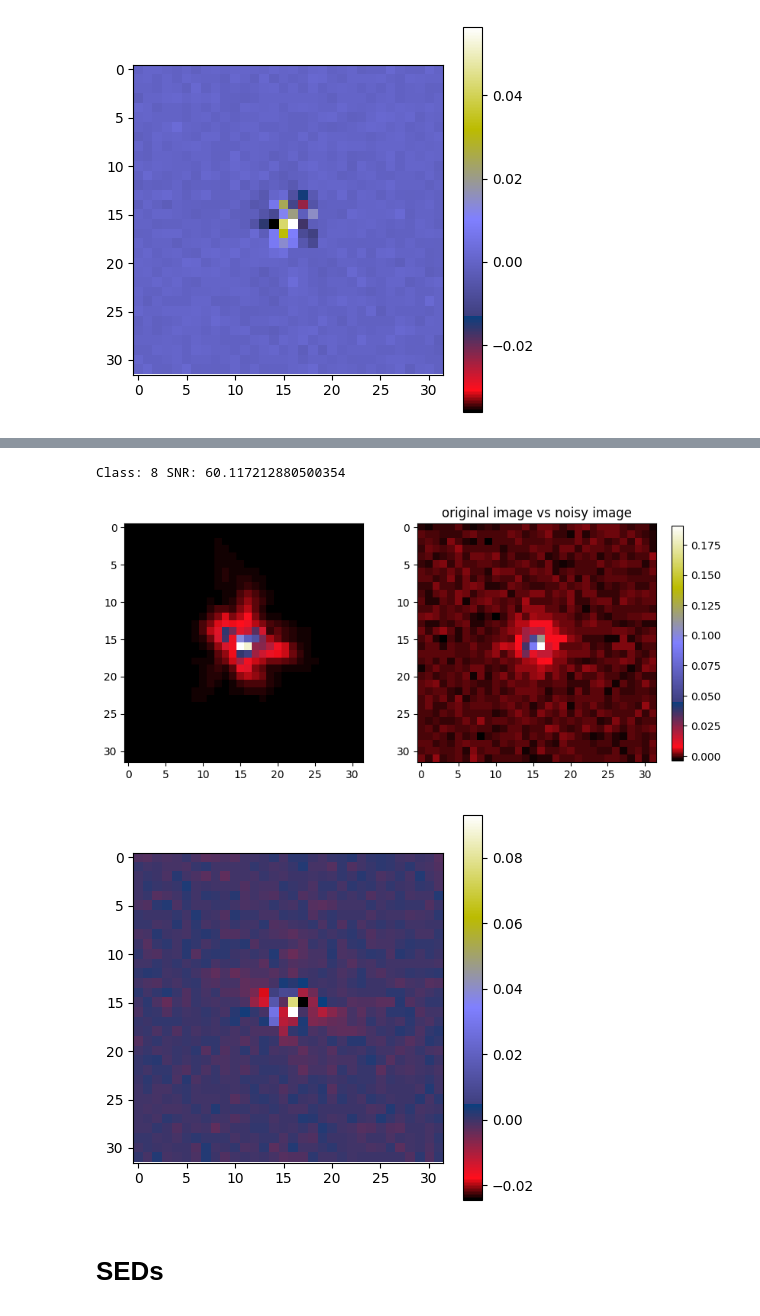
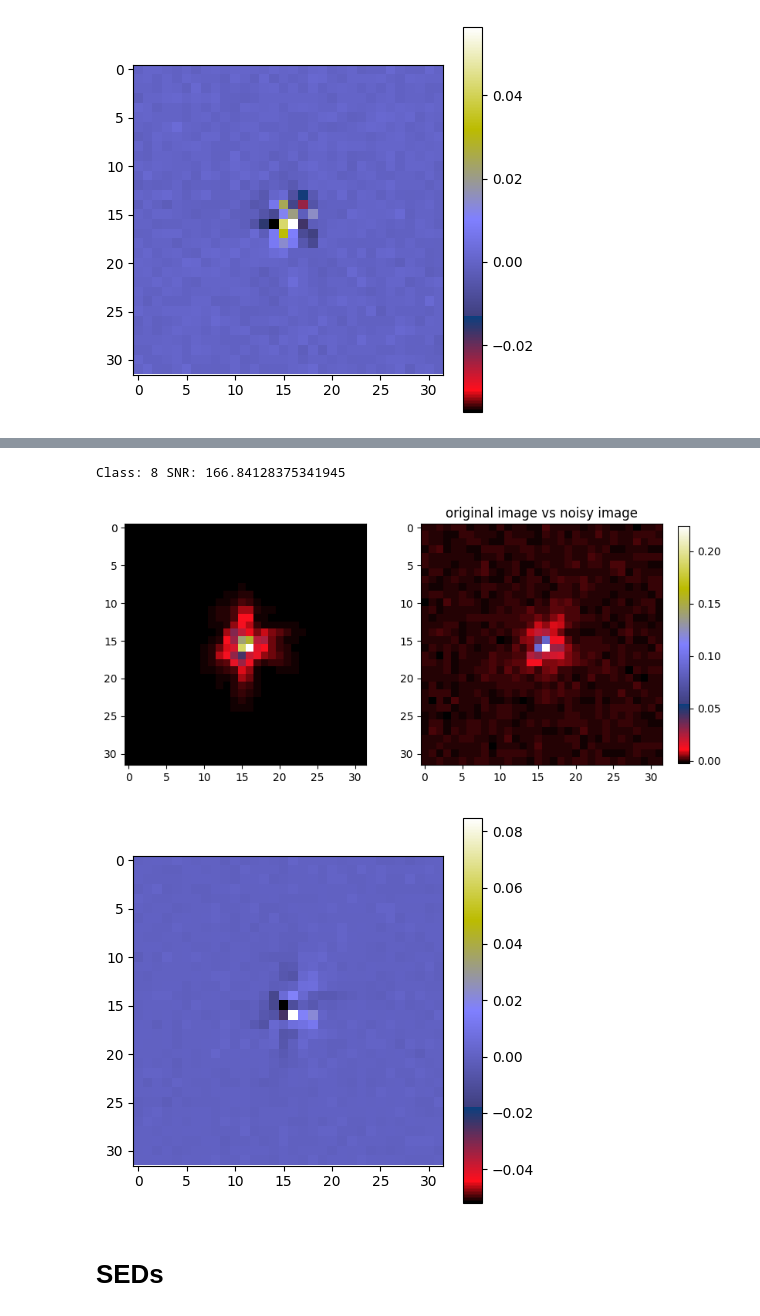
Before and after one commit to AlexSzapiro/psf_dataset_generation, a Jupyter notebook: psf_visualizer.ipynb, the cells around one changed output, grey strips where cells are left out. Saved outputs shown, nothing was run; the diff lists cells and outputs as text; code cells hidden in the pictures.

```diff
--- a/psf_visualizer.ipynb
+++ b/psf_visualizer.ipynb
@@ -51,21 +53,21 @@ Class: 5 SNR: 225.5829803483204
 # %%
-index = 20000 - 254
+index = 20000 - 19920
 fig, axs = plt.subplots(1, 2, figsize=(10, 10), gridspec_kw={'width_ratios': [4, 5]})
 axs[0].imshow(test_dataset['stars'][index,:,:], cmap='gist_stern')
 im = axs[1].imshow(test_dataset['noisy_stars'][index,:,:], cmap='gist_stern')
 fig.colorbar(im, ax=axs[1], shrink=0.4)
 plt.title('original image vs noisy image')
 plt.show
 print('Class:', test_dataset['SED_ids'][index], 'SNR:', test_dataset['SNR'][index])
 
 noisy_test_pattern = test_dataset['noisy_stars'][index,:,:] - test_dataset['stars'][index,:,:]
 plt.figure(figsize=(5,5))
 plt.imshow(noisy_test_pattern, cmap='gist_stern');plt.colorbar()
 plt.show()
 # %% [output]
-Class: 8 SNR: 60.117212880500354
+Class: 8 SNR: 166.84128375341945
-[figure, old version]
+[figure, new version]
-[figure, old version]
+[figure, new version]
 # %%
 import matplotlib.gridspec as gridspec
 
```
Also changed, not shown: parts of 2 cells of this notebook, 2 other files.
